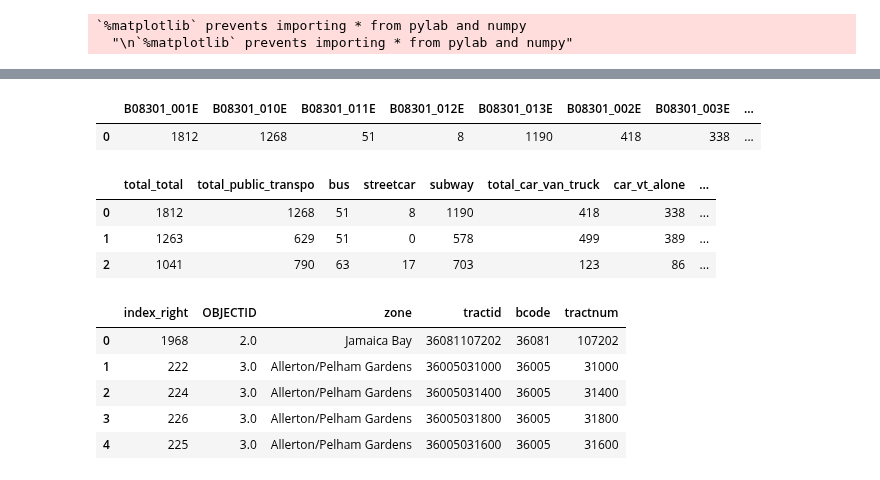
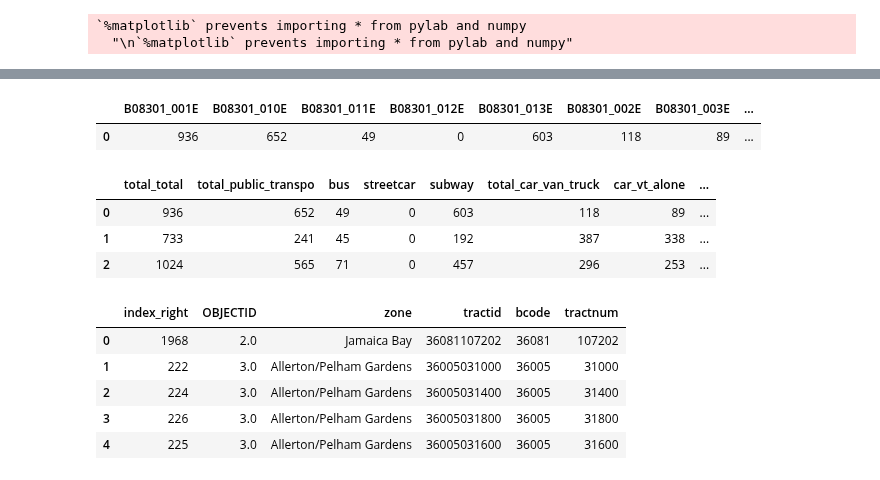
Before and after one commit to Rufei-Sheng/Manhattan-Congestion-Surcharge-Capstone, a Jupyter notebook: data_preparation_notebooks/acs_commute.ipynb, the cells around one changed output, grey strips where cells are left out. Cells and saved outputs as stored; diff of their text form; code cells hidden in the pictures.

```diff
--- a/data_preparation_notebooks/acs_commute.ipynb
+++ b/data_preparation_notebooks/acs_commute.ipynb
@@ -39,3 +37,5 @@ myAPI = <<your api>>
+# %%
+myAPI = '90341a28f02794c77f6e3abb153a4952a0bb480b'
 # %%
 #pull in library of variable names
 url = "https://api.census.gov/data/2016/acs/acs5/variables.json"
@@ -79,30 +79,30 @@ key2 = 'B08301_004E,B08301_018E,B08301_019E,B08301_014E,B08301_015E,B08301_016E,
 key3 = 'B08301_021E,B08301_020E'
 # %%
 #download info from census
-year = '2015'
+year = '2017'
 
 counties = [ 5, 47, 61, 81, 85]
 
 url = "https://api.census.gov/data/" + year + "/acs/acs5?get=" +key1+key2+key3+\
     ",NAME&for=tract:*&in=state:36&in=county:*&key=" + myAPI
 resp = requests.request('GET', url).content
 commute = pd.read_csv(io.StringIO(resp.decode('utf-8').replace('[','').replace(']','')))
 
 commute = commute[commute['county'].isin(counties)]
 
 
 commute.head(1)
 # %% [output]
 |  | B08301_001E | B08301_010E | B08301_011E | B08301_012E | B08301_013E | B08301_002E | B08301_003E | ... |
-| 0 | 1812 | 1268 | 51 | 8 | 1190 | 418 | 338 | ... |
+| 0 | 936 | 652 | 49 | 0 | 603 | 118 | 89 | ... |
 # %%
 commute.rename(columns=column_keys, inplace=True)
 # %%
 commute.head(3)
 # %% [output]
 |  | total_total | total_public_transpo | bus | streetcar | subway | total_car_van_truck | car_vt_alone | ... |
-| 0 | 1812 | 1268 | 51 | 8 | 1190 | 418 | 338 | ... |
-| 1 | 1263 | 629 | 51 | 0 | 578 | 499 | 389 | ... |
-| 2 | 1041 | 790 | 63 | 17 | 703 | 123 | 86 | ... |
+| 0 | 936 | 652 | 49 | 0 | 603 | 118 | 89 | ... |
+| 1 | 733 | 241 | 45 | 0 | 192 | 387 | 338 | ... |
+| 2 | 1024 | 565 | 71 | 0 | 457 | 296 | 253 | ... |
 # %%
 #pull in previously made key
```
Also changed, not shown: parts of 34 cells of this notebook, 1 other file.
